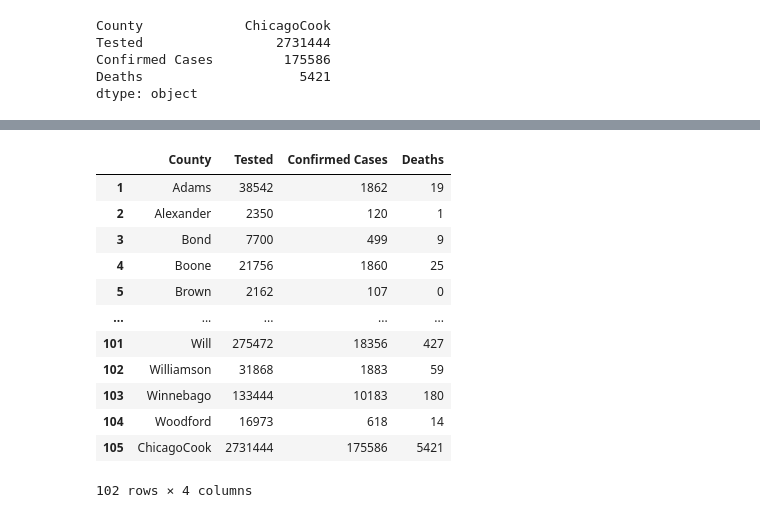
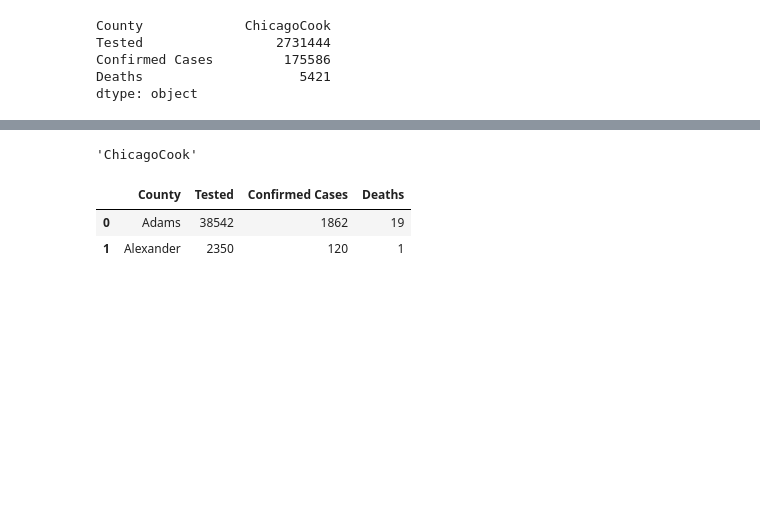
Before and after one commit to cxclark/covid19-analysis, a Jupyter notebook: code/02_data_cleaning_5_states.ipynb, the cells around one changed output, grey strips where cells are left out. Drawn from its saved outputs; the diff is of its cells as text; code cells hidden in the pictures; blank space fills up the shorter version.

```diff
--- a/code/02_data_cleaning_5_states.ipynb
+++ b/code/02_data_cleaning_5_states.ipynb
@@ -1127,16 +987,14 @@ df['County']['Chicag']
+# %%
+il = il.reset_index(drop=True)
+# %%
+il.loc[101, 'County']
+# %% [output]
+'ChicagoCook'
+# %%
+il.loc[101, 'County'] = 'Cook'
 # %%
-il
+il.head(2)
 # %% [output]
 |  | County | Tested | Confirmed Cases | Deaths |
-| 1 | Adams | 38542 | 1862 | 19 |
-| 2 | Alexander | 2350 | 120 | 1 |
-| 3 | Bond | 7700 | 499 | 9 |
-| 4 | Boone | 21756 | 1860 | 25 |
-| 5 | Brown | 2162 | 107 | 0 |
-| ... | ... | ... | ... | ... |
-| 101 | Will | 275472 | 18356 | 427 |
-| 102 | Williamson | 31868 | 1883 | 59 |
-| 103 | Winnebago | 133444 | 10183 | 180 |
-| 104 | Woodford | 16973 | 618 | 14 |
-| 105 | ChicagoCook | 2731444 | 175586 | 5421 |
+| 0 | Adams | 38542 | 1862 | 19 |
+| 1 | Alexander | 2350 | 120 | 1 |
-102 rows × 4 columns
```
Also changed, not shown: parts of 109 cells of this notebook, 11 other files.
